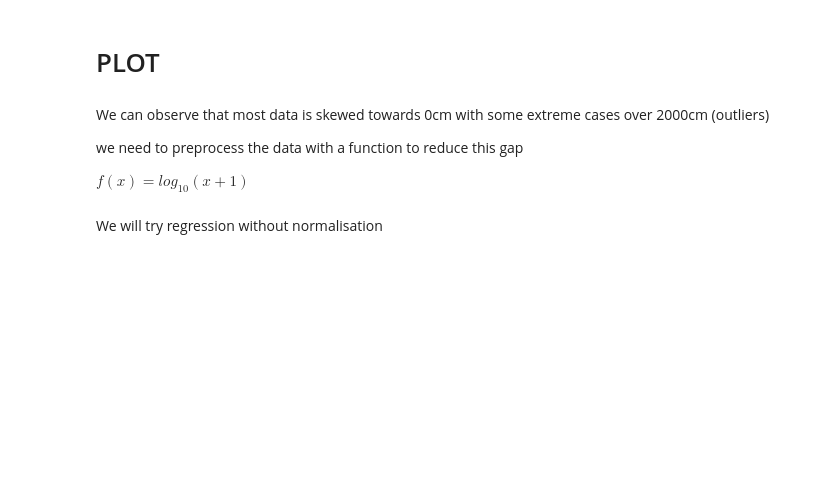
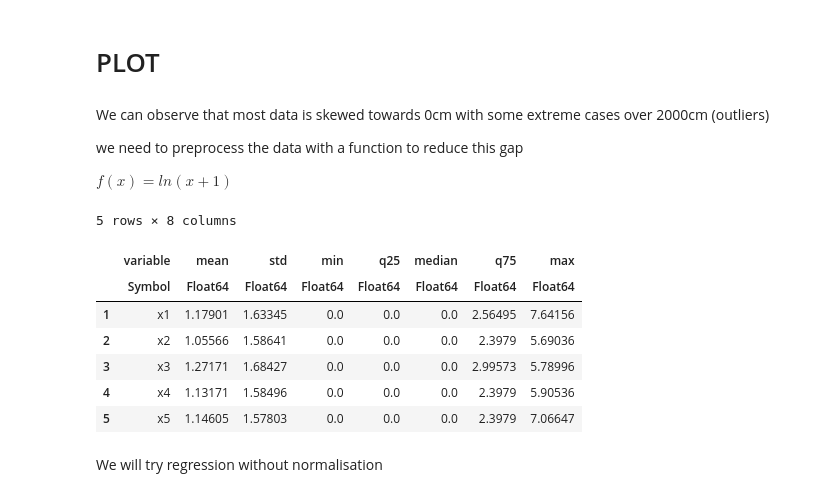
Before and after one commit to SamuelA-L/Prob-et-Stats-IA, a Jupyter notebook: Models.ipynb, the cells around one changed output. Cells and saved outputs as stored; diff of their text form; code cells hidden in the pictures; blank space fills up the shorter version.

```diff
--- a/Models.ipynb
+++ b/Models.ipynb
@@ -6,10 +6,6 @@ using CSV, DataFrames, Statistics, Dates, Gadfly, LinearAlgebra, Distributions,
 x_train = CSV.read("./data/new datasets/precipitation_daily_max/x_train.csv");
 y_train = CSV.read("./data/new datasets/precipitation_daily_max/y_train.csv");
 x_pred = CSV.read("./data/new datasets/precipitation_daily_max/x_pred.csv");
-
-x_train = DataFrame(x_train)
-y_train = convert(DataFrame, y_train)
-x_pred = convert(DataFrame, x_pred);
 # %% [markdown]
 # PLOT
 # %%
@@ -19,11 +15,20 @@ We can observe that most data is skewed towards 0cm with some extreme cases over
 
 we need to preprocess the data with a function to reduce this gap
 
-$ f(x) = log_{10}(x+1) $
+$ f(x) = ln(x+1) $
 # %%
-x_train = DataFrame([log.(col.+1) for col = eachcol(x_train)])
-display(histogram(convert(Matrix, x_train)))
-display(describe(x_train, :mean, :std, :min, :q25, :median, :q75, :max))
+x_values = DataFrame([log.(col.+1) for col = eachcol(x_train[:, Not(:date)])])
+display(histogram(convert(Matrix, x_values)))
+display(describe(x_values, :mean, :std, :min, :q25, :median, :q75, :max))
+# %% [output]
+5 rows × 8 columns
+|  | variable | mean | std | min | q25 | median | q75 | max |
+|  | Symbol | Float64 | Float64 | Float64 | Float64 | Float64 | Float64 | Float64 |
+| 1 | x1 | 1.17901 | 1.63345 | 0.0 | 0.0 | 0.0 | 2.56495 | 7.64156 |
+| 2 | x2 | 1.05566 | 1.58641 | 0.0 | 0.0 | 0.0 | 2.3979 | 5.69036 |
+| 3 | x3 | 1.27171 | 1.68427 | 0.0 | 0.0 | 0.0 | 2.99573 | 5.78996 |
+| 4 | x4 | 1.13171 | 1.58496 | 0.0 | 0.0 | 0.0 | 2.3979 | 5.90536 |
+| 5 | x5 | 1.14605 | 1.57803 | 0.0 | 0.0 | 0.0 | 2.3979 | 7.06647 |
 # %% [markdown]
 We will try regression without normalisation
 # %% [markdown]
```
Also changed, not shown: parts of 1 cell of this notebook, 3 other files.
